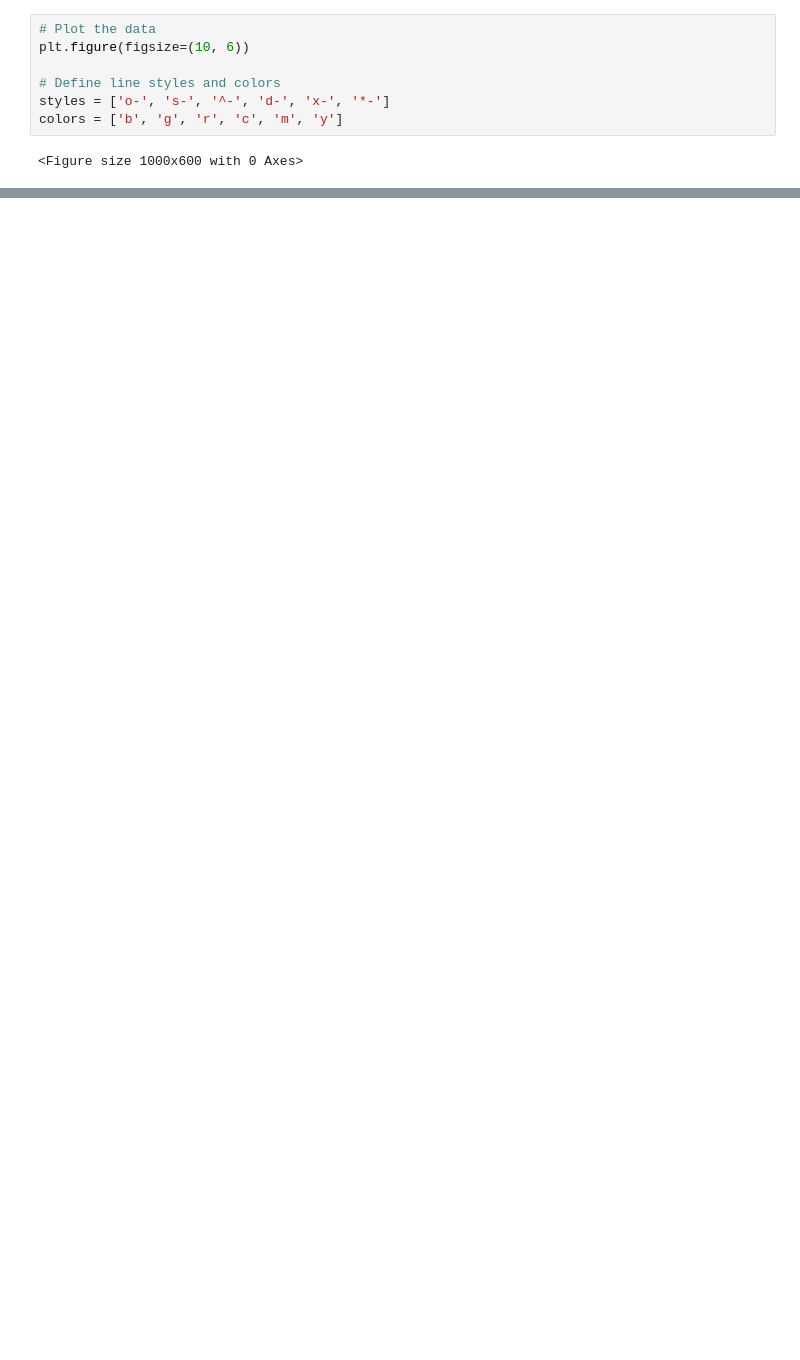
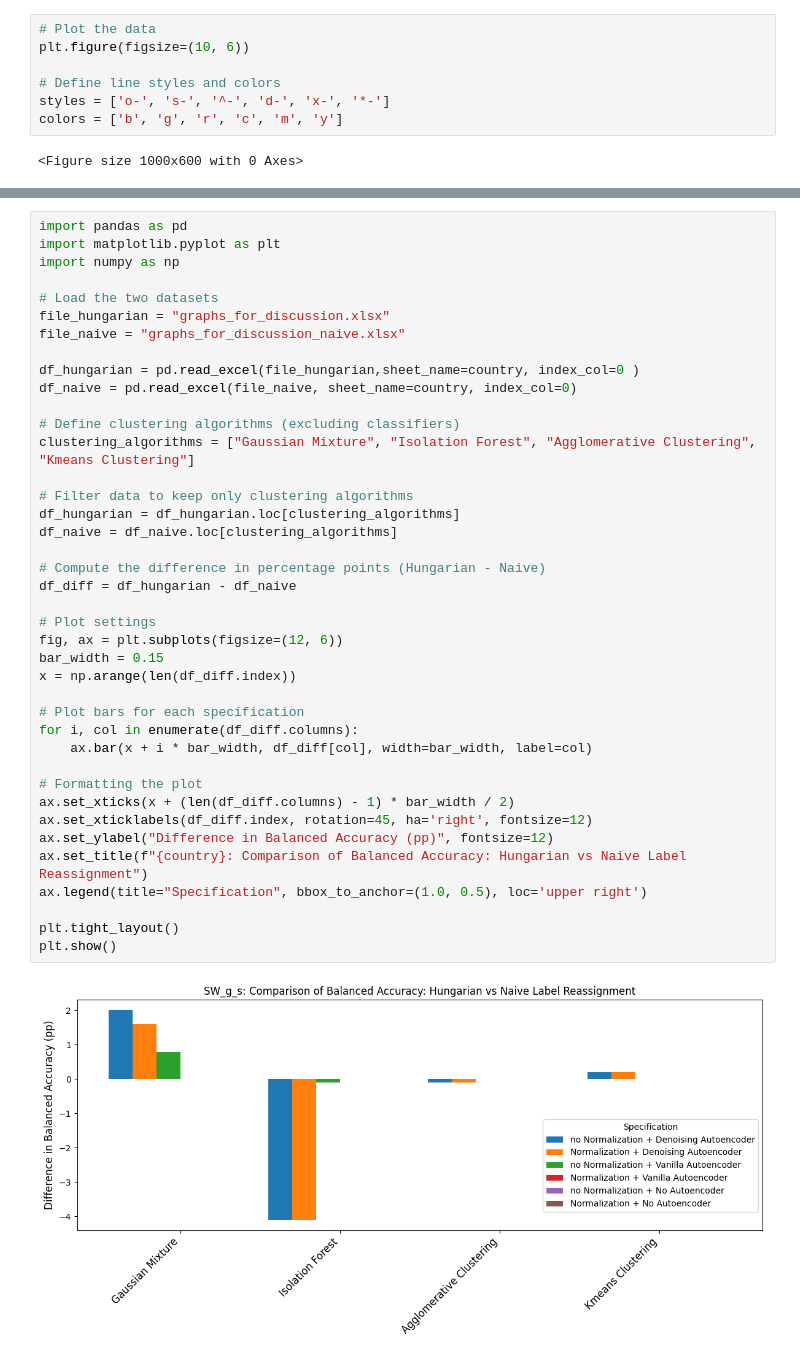
Before and after one commit to dariagerasimenko/MasterThesis_Collusion, a Jupyter notebook: graphs.ipynb, the cells around one changed output, grey strips where cells are left out. Saved outputs shown, nothing was run; the diff lists cells and outputs as text; blank space fills up the shorter version.

```diff
--- a/graphs.ipynb
+++ b/graphs.ipynb
@@ -35,0 +40,42 @@ plt.show()
+# %%
+import pandas as pd
+import matplotlib.pyplot as plt
+import numpy as np
+
+# Load the two datasets
+file_hungarian = "graphs_for_discussion.xlsx"
+file_naive = "graphs_for_discussion_naive.xlsx"
+
+df_hungarian = pd.read_excel(file_hungarian,sheet_name=country, index_col=0 )
+df_naive = pd.read_excel(file_naive, sheet_name=country, index_col=0)
+
+# Define clustering algorithms (excluding classifiers)
+clustering_algorithms = ["Gaussian Mixture", "Isolation Forest", "Agglomerative Clustering", "Kmeans Clustering"]
+
+# Filter data to keep only clustering algorithms
+df_hungarian = df_hungarian.loc[clustering_algorithms]
+df_naive = df_naive.loc[clustering_algorithms]
+
+# Compute the difference in percentage points (Hungarian - Naive)
+df_diff = df_hungarian - df_naive
+
+# Plot settings
+fig, ax = plt.subplots(figsize=(12, 6))
+bar_width = 0.15
+x = np.arange(len(df_diff.index))
+
+# Plot bars for each specification
+for i, col in enumerate(df_diff.columns):
+    ax.bar(x + i * bar_width, df_diff[col], width=bar_width, label=col)
+
+# Formatting the plot
+ax.set_xticks(x + (len(df_diff.columns) - 1) * bar_width / 2)
+ax.set_xticklabels(df_diff.index, rotation=45, ha='right', fontsize=12)
+ax.set_ylabel("Difference in Balanced Accuracy (pp)", fontsize=12)
+ax.set_title(f"{country}: Comparison of Balanced Accuracy: Hungarian vs Naive Label Reassignment")
+ax.legend(title="Specification", bbox_to_anchor=(1.0, 0.5), loc='upper right')
+
+plt.tight_layout()
+plt.show()
+# %% [output]
+[figure, added]
```
Also changed, not shown: parts of 4 cells of this notebook, 2 other files.
